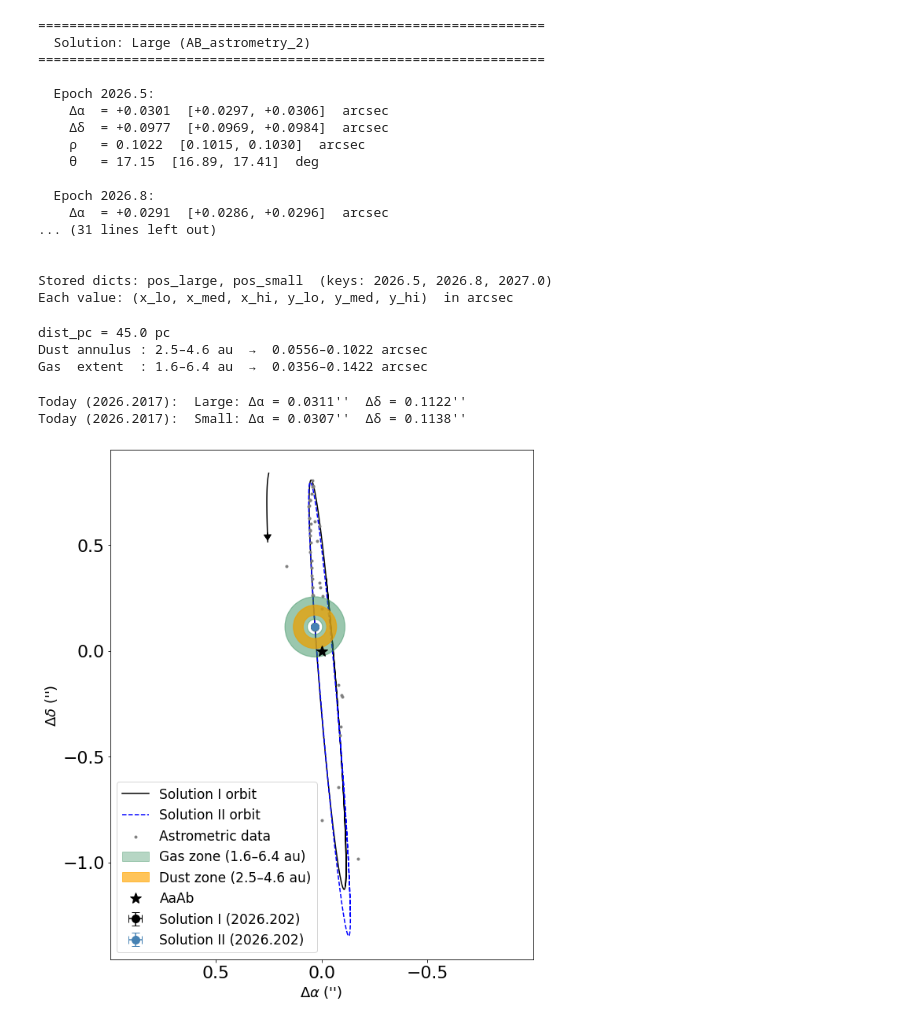
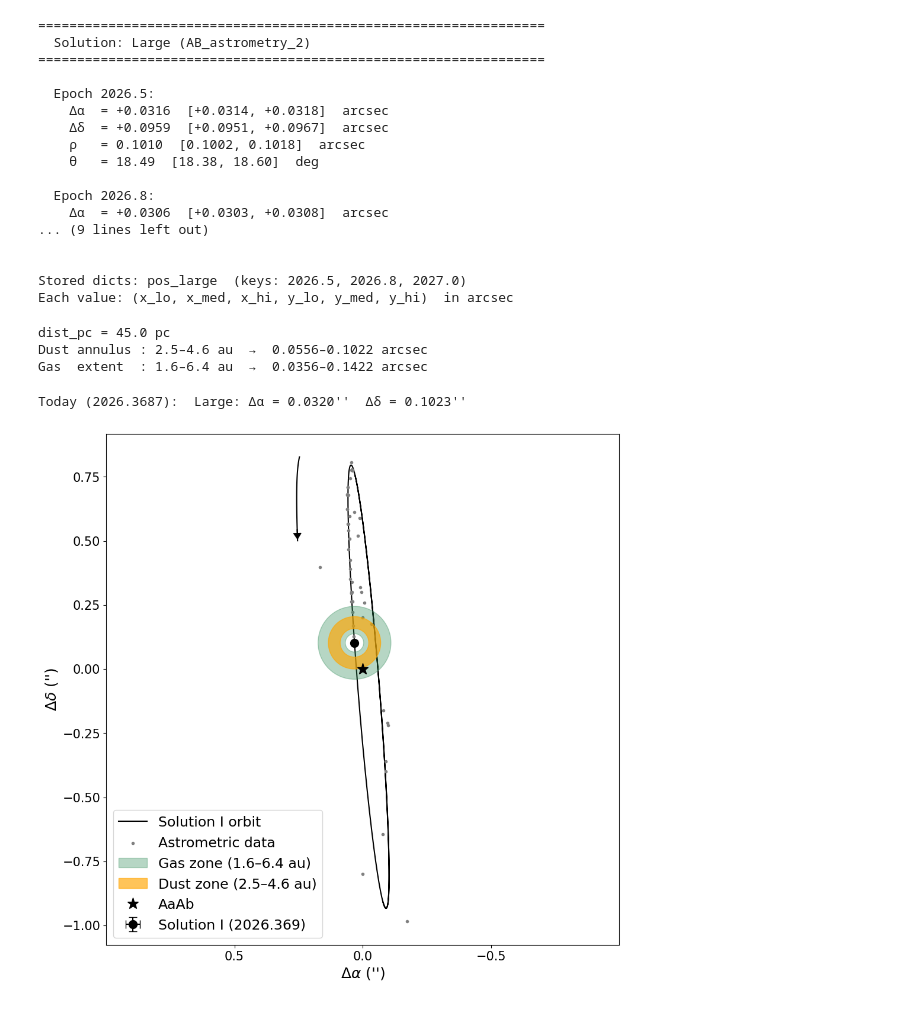
Before and after one commit to szunigaf/HD98800-orbit, a Jupyter notebook: AB/AB_orbit.ipynb, the cells around one changed output. Cells and saved outputs as stored; diff of their text form; code cells hidden in the pictures.

```diff
--- a/AB/AB_orbit.ipynb
+++ b/AB/AB_orbit.ipynb
@@ -62,12 +65,11 @@ yr = 365.25
 # parallax from Validation of the new Hipparcos reduction (2007).
 plx_hip = [22.27, 2.31]
 
-# From our orbital solution
-plx_BaBb = [21.9, 0.4]
+# From our last orbital solution
+plx_BaBb = [21.9, 0.35]
 
 
-# RV from our orbital solution of AaAb and BaBb (gamma_1 and gamma_2)
-
+# RV from our last orbital solution of AaAb and BaBb (gamma_1 and gamma_2)
 RV_A = pd.read_csv('RV_A.csv')
 RV_B = pd.read_csv('RV_B.csv')
 
@@ -83,7 +85,7 @@ rvB_err = np.ascontiguousarray(RV_B["B_err"], dtype=float) # km/s
 # %%
 # Read astrometry
 
-astrometry_AB = pd.read_csv('AB_astrometry_2.csv')
+astrometry_AB = pd.read_csv('AB_astrometry.csv')
 
 # convert years to jds
 astro_jds = Time(np.ascontiguousarray(astrometry_AB["date"]), format="byear").jd
@@ -651,6 +653,6 @@ calc_K_2(map_soln['Mtot'], map_soln['MA'], map_soln['ecc'], map_soln['incl'], ma
 np.random.seed(39091)
 with model:
     trace = pmx.sample(
-        tune=2500, draws=2000, start=map_soln, chains=7, cores=7, target_accept=0.95, init="adapt_full",
+        tune=4500, draws=2000, start=map_soln, chains=4, cores=4, target_accept=0.98, init="adapt_full",
     )
 # %% [output]
@@ -1545,7 +1074,7 @@ results = {}
 
 for label, qx_arr, qy_arr, rho_arr, theta_arr in [
     ('Large (AB_astrometry_2)',  qx,   qy,   rho_save,   theta_save),
-    ('Small (AB_astrometry_3)', qx_1, qy_1, rho_save_1, theta_save_1),
+    #('Small (AB_astrometry_3)', qx_1, qy_1, rho_save_1, theta_save_1),
 ]:
     results[label] = {}
     print(f"\n{'='*65}")
@@ -1590,11 +1119,11 @@ pos_large = {ep: (np.interp(ep, t_xy_yr, qx[0]),   np.interp(ep, t_xy_yr, qx[1])
                   np.interp(ep, t_xy_yr, qy[0]),   np.interp(ep, t_xy_yr, qy[1]),   np.interp(ep, t_xy_yr, qy[2]))
              for ep in target_epochs}
 
-pos_small = {ep: (np.interp(ep, t_xy_yr, qx_1[0]), np.interp(ep, t_xy_yr, qx_1[1]), np.interp(ep, t_xy_yr, qx_1[2]),
-                  np.interp(ep, t_xy_yr, qy_1[0]), np.interp(ep, t_xy_yr, qy_1[1]), np.interp(ep, t_xy_yr, qy_1[2]))
-             for ep in target_epochs}
+#pos_small = {ep: (np.interp(ep, t_xy_yr, qx_1[0]), np.interp(ep, t_xy_yr, qx_1[1]), np.interp(ep, t_xy_yr, qx_1[2]),
+#                  np.interp(ep, t_xy_yr, qy_1[0]), np.interp(ep, t_xy_yr, qy_1[1]), np.interp(ep, t_xy_yr, qy_1[2]))
+#             for ep in target_epochs}
 
-print("\n\nStored dicts: pos_large, pos_small  (keys: 2026.5, 2026.8, 2027.0)")
+print("\n\nStored dicts: pos_large  (keys: 2026.5, 2026.8, 2027.0)")
 print("Each value: (x_lo, x_med, x_hi, y_lo, y_med, y_hi)  in arcsec")
 # %% [output]
 =================================================================
@@ -1602,17 +1131,17 @@ print("Each value: (x_lo, x_med, x_hi, y_lo, y_med, y_hi)  in arcsec")
 =================================================================
 
   Epoch 2026.5:
-    Δα  = +0.0301  [+0.0297, +0.0306]  arcsec
-    Δδ  = +0.0977  [+0.0969, +0.0984]  arcsec
-    ρ   = 0.1022  [0.1015, 0.1030]  arcsec
-    θ   = 17.15  [16.89, 17.41]  deg
+    Δα  = +0.0316  [+0.0314, +0.0318]  arcsec
+    Δδ  = +0.0959  [+0.0951, +0.0967]  arcsec
+    ρ   = 0.1010  [0.1002, 0.1018]  arcsec
+    θ   = 18.49  [18.38, 18.60]  deg
 
   Epoch 2026.8:
-    Δα  = +0.0291  [+0.0286, +0.0296]  arcsec
-... (31 lines left out)
+    Δα  = +0.0306  [+0.0303, +0.0308]  arcsec
+... (9 lines left out)
 
 
-Stored dicts: pos_large, pos_small  (keys: 2026.5, 2026.8, 2027.0)
+Stored dicts: pos_large  (keys: 2026.5, 2026.8, 2027.0)
 Each value: (x_lo, x_med, x_hi, y_lo, y_med, y_hi)  in arcsec
 # %%
 # ── Disk geometry constants (used by all subsequent cells) ───────────────────
@@ -1644,7 +1173,7 @@ import matplotlib.patches as patches
 from astropy.time import Time as ATime
 
 # Today's epoch (decimal year)
-today_yr = ATime('2026-03-15').byear
+today_yr = ATime('2026-05-15').byear
 
 #Arrow point
 arrow_yr = ATime('2015-05-13').byear
@@ -1658,15 +1187,15 @@ ym_lo    = float(np.interp(today_yr, t_xy_yr, qy[0]))
 ym_hi    = float(np.interp(today_yr, t_xy_yr, qy[2]))
 
 # Interpolate position — small-uncertainty solution
-xm_today_s = float(np.interp(today_yr, t_xy_yr, qx_1[1]))
-ym_today_s = float(np.interp(today_yr, t_xy_yr, qy_1[1]))
-xm_lo_s    = float(np.interp(today_yr, t_xy_yr, qx_1[0]))
-xm_hi_s    = float(np.interp(today_yr, t_xy_yr, qx_1[2]))
-ym_lo_s    = float(np.interp(today_yr, t_xy_yr, qy_1[0]))
-ym_hi_s    = float(np.interp(today_yr, t_xy_yr, qy_1[2]))
+#xm_today_s = float(np.interp(today_yr, t_xy_yr, qx_1[1]))
+#ym_today_s = float(np.interp(today_yr, t_xy_yr, qy_1[1]))
+#xm_lo_s    = float(np.interp(today_yr, t_xy_yr, qx_1[0]))
+#xm_hi_s    = float(np.interp(today_yr, t_xy_yr, qx_1[2]))
+#ym_lo_s    = float(np.interp(today_yr, t_xy_yr, qy_1[0]))
+#ym_hi_s    = float(np.interp(today_yr, t_xy_yr, qy_1[2]))
 
 print(f"Today ({today_yr:.4f}):  Large: Δα = {xm_today:.4f}''  Δδ = {ym_today:.4f}''")
-print(f"Today ({today_yr:.4f}):  Small: Δα = {xm_today_s:.4f}''  Δδ = {ym_today_s:.4f}''")
+#print(f"Today ({today_yr:.4f}):  Small: Δα = {xm_today_s:.4f}''  Δδ = {ym_today_s:.4f}''")
 
 # ── Figure ───────────────────────────────────────────────────────────────────
 fig, ax = plt.subplots(1, 1, figsize=(10, 10))
@@ -1708,7 +1237,7 @@ ax.add_patch(patches.FancyArrowPatch(
 
 # orbit curves
 ax.plot(qx[1],   qy[1],   color="k", lw=1.5, zorder=2, label='Solution I orbit')
-ax.plot(qx_1[1], qy_1[1], color="b", lw=1.5, zorder=2, ls='--', label='Solution II orbit')
+#ax.plot(qx_1[1], qy_1[1], color="b", lw=1.5, zorder=2, ls='--', label='Solution II orbit')
 
 # astrometric data
 ax.scatter(yd, xd, marker='.', color='gray', zorder=3, label='Astrometric data')
@@ -1723,47 +1252,46 @@ ax.add_patch(patches.Wedge((xm_today, ym_today), r=dust_outer, theta1=0, theta2=
                            color='orange', alpha=0.65, zorder=4,
                            label=f'Dust zone ({dust_inner_au}–{dust_outer_au} au)'))
 
 # position + 1-sigma error bars — large solution
 ax.errorbar(xm_today, ym_today,
             xerr=[[xm_today - xm_lo], [xm_hi - xm_today]],
             yerr=[[ym_today - ym_lo], [ym_hi - ym_today]],
             fmt='o', color='k', ms=10, lw=1.5, capsize=5, zorder=5,
             label=f'Solution I ({today_yr:.3f})')
 
 # disc annuli — small solution
-ax.add_patch(patches.Wedge((xm_today_s, ym_today_s), r=gas_outer, theta1=0, theta2=360,
-                           width=gas_outer - gas_inner,
-                           color='seagreen', alpha=0.20, zorder=4))
-ax.add_patch(patches.Wedge((xm_today_s, ym_today_s), r=dust_outer, theta1=0, theta2=360,
-                           width=dust_outer - dust_inner,
-                           color='orange', alpha=0.35, zorder=4))
+#ax.add_patch(patches.Wedge((xm_today_s, ym_today_s), r=gas_outer, theta1=0, theta2=360,
+#                           width=gas_outer - gas_inner,
+#                           color='seagreen', alpha=0.20, zorder=4))
+#ax.add_patch(patches.Wedge((xm_today_s, ym_today_s), r=dust_outer, theta1=0, theta2=360,
+#                           width=dust_outer - dust_inner,
+#                           color='orange', alpha=0.35, zorder=4))
 
 # position + 1-sigma error bars — small solution
-ax.errorbar(xm_today_s, ym_today_s,
-            xerr=[[xm_today_s - xm_lo_s], [xm_hi_s - xm_today_s]],
-            yerr=[[ym_today_s - ym_lo_s], [ym_hi_s - ym_today_s]],
-            fmt='o', color='steelblue', ms=10, lw=1.5, capsize=5, zorder=5,
-            label=f'Solution II ({today_yr:.3f})')
+#ax.errorbar(xm_today_s, ym_today_s,
+#            xerr=[[xm_today_s - xm_lo_s], [xm_hi_s - xm_today_s]],
+#            yerr=[[ym_today_s - ym_lo_s], [ym_hi_s - ym_today_s]],
+#            fmt='o', color='steelblue', ms=10, lw=1.5, capsize=5, zorder=5,
+#            label=f'Solution II ({today_yr:.3f})')
 
 # reference star
 ax.plot(0, 0, 'k*', ms=14, label='AaAb', zorder=6)
 
 ax.set_ylabel(r"$\Delta \delta$ ('')", fontsize=18)
 ax.set_xlabel(r"$\Delta \alpha$ ('')", fontsize=18)
 ax.invert_xaxis()
 ax.set_aspect('equal')
 #ax.set_title(f"HD 98800 AB — disc position ({ATime('2026-03-15').strftime('%Y-%m-%d')})", fontsize=14)
 plt.setp(ax, xlim=[1.0, -1.0])
 ax.set_xticks([-0.5, 0.0, 0.5])
 ax.legend(loc='lower left', fontsize=17)
 
 plt.tight_layout()
 plt.savefig('Plots/AB_disk_toyModel_today.pdf')
 plt.show()
 # %% [output]
-Today (2026.2017):  Large: Δα = 0.0311''  Δδ = 0.1122''
-Today (2026.2017):  Small: Δα = 0.0307''  Δδ = 0.1138''
+Today (2026.3687):  Large: Δα = 0.0320''  Δδ = 0.1023''
-[figure, old version]
+[figure, new version]
 # %%
 # Save predicted orbit posteriors to CSV
 # ─────────────────────────────────────────────────────────────────────────────
```
Also changed, not shown: parts of 34 cells of this notebook, 36 other files.
